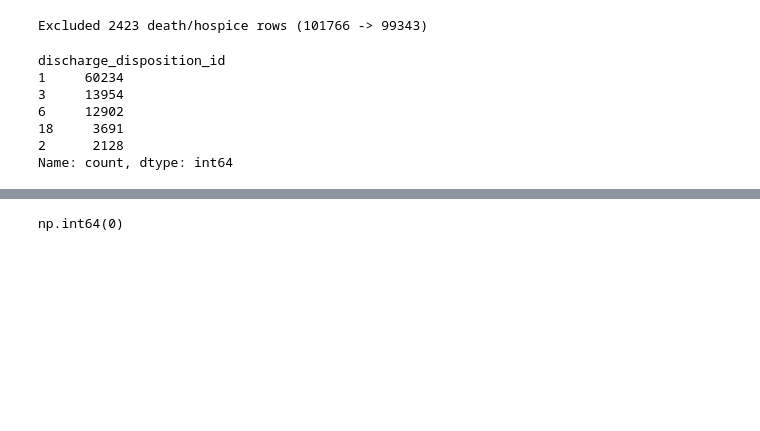
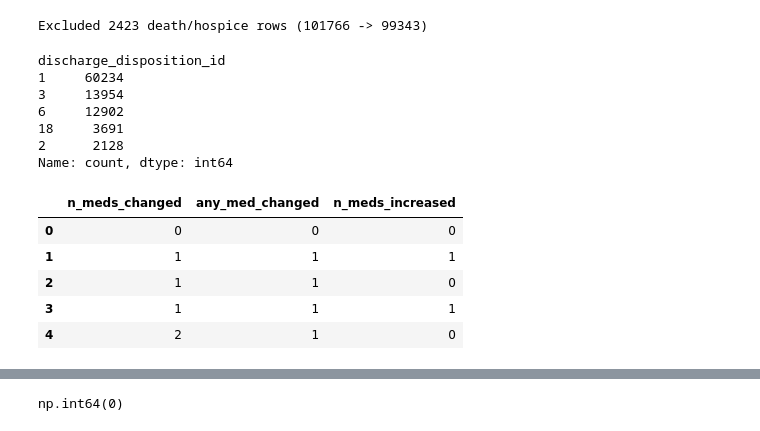
Before and after one commit to fsa-aiml-2511/final-capstone-aegis-health-strategy, a Jupyter notebook: notebooks/cliff-eda.ipynb, the cells around one changed output, grey strips where cells are left out. Cells and saved outputs as stored; diff of their text form; code cells hidden in the pictures; blank space fills up the shorter version.

Commit message:
patient encounters preprocessing hints implemented

```diff
--- a/notebooks/cliff-eda.ipynb
+++ b/notebooks/cliff-eda.ipynb
@@ -44,7 +44,7 @@ dtype: object
 
 
 # Replace '?' with NaN across the entire dataframe
-df_patient = df_patient.replace('?', np.nan, inplace=True)
+df_patient.replace('?', np.nan, inplace=True)
 
     # These columns should be numeric but may have loaded as strings
 numeric_cols = ['weight', 'payer_code', 'medical_specialty']
@@ -249,3 +249,40 @@ discharge_disposition_id
 Name: count, dtype: int64
 # %%
 #6: Medication Feature Engineering
+med_cols = [
+    'metformin', 'repaglinide', 'nateglinide', 'chlorpropamide',
+    'glimepiride', 'acetohexamide', 'glipizide', 'glyburide',
+    'tolbutamide', 'pioglitazone', 'rosiglitazone', 'acarbose',
+    'miglitol', 'troglitazone', 'tolazamide', 'insulin',
+    'glyburide-metformin', 'glipizide-metformin',
+    'glimepiride-pioglitazone', 'metformin-rosiglitazone',
+    'metformin-pioglitazone'
+]
+
+# Only keep medication columns that actually exist
+med_cols = [c for c in med_cols if c in df_patient.columns]
+
+# Count medications that changed (anything not "No")
+df_patient['n_meds_changed'] = df_patient[med_cols].apply(
+    lambda row: sum(1 for v in row if v != 'No'),
+    axis=1
+)
+
+# Binary flag: any medication changed
+df_patient['any_med_changed'] = (df_patient['n_meds_changed'] > 0).astype(int)
+
+# Count medications increased
+df_patient['n_meds_increased'] = df_patient[med_cols].apply(
+    lambda row: sum(1 for v in row if v == 'Up'),
+    axis=1
+)
+
+# Optional check
+df_patient[['n_meds_changed', 'any_med_changed', 'n_meds_increased']].head()
+# %% [output]
+|  | n_meds_changed | any_med_changed | n_meds_increased |
+| 0 | 0 | 0 | 0 |
+| 1 | 1 | 1 | 1 |
+| 2 | 1 | 1 | 0 |
+| 3 | 1 | 1 | 1 |
+| 4 | 2 | 1 | 0 |
```
Also changed, not shown: parts of 6 cells of this notebook.
